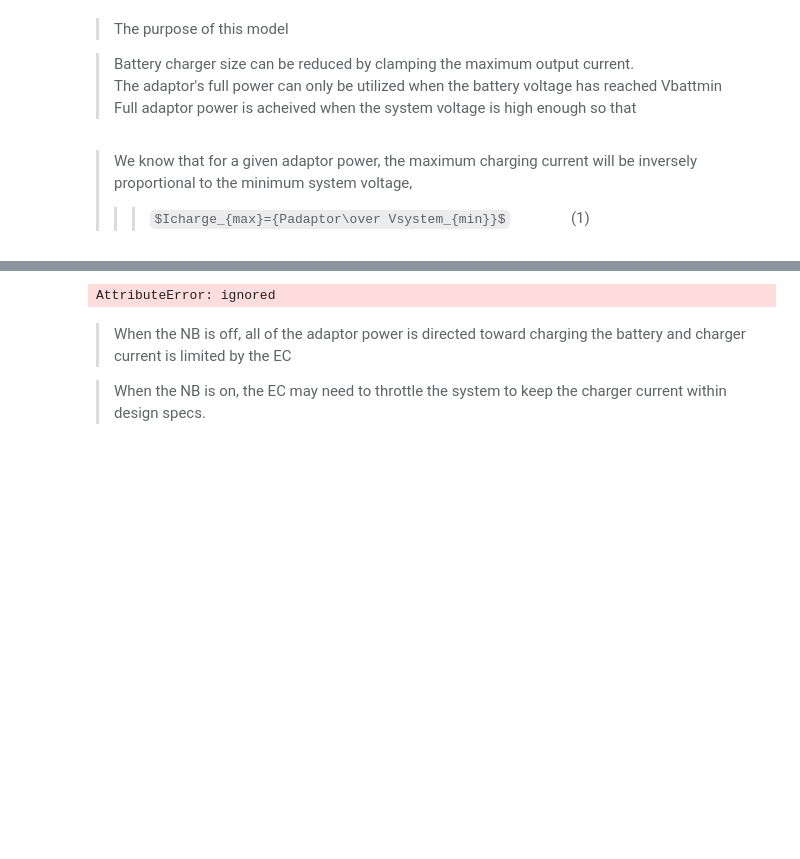
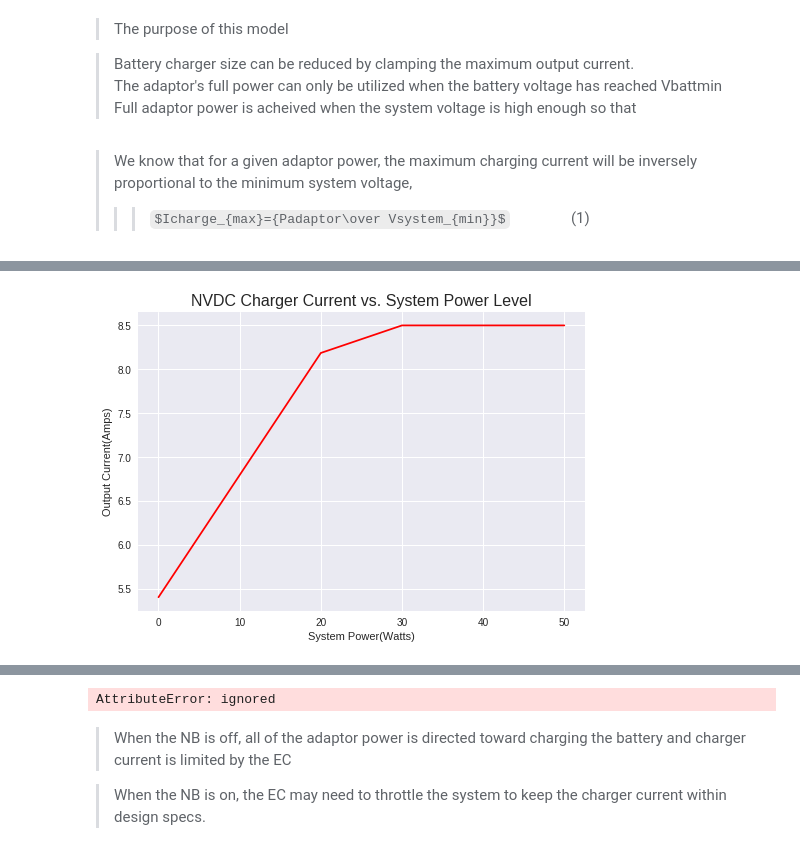
Before and after one commit to grkidwell/nvdc_batterycharger, a Jupyter notebook: max_charge_current.ipynb, the cells around one changed output, grey strips where cells are left out. Drawn from its saved outputs; the diff is of its cells as text; code cells hidden in the pictures; some formulas as TeX source; blank space fills up the shorter version.

```diff
--- a/max_charge_current.ipynb
+++ b/max_charge_current.ipynb
@@ -72,7 +68,7 @@ class Charger:
       Efficiency = 0.95
       self.pmax=adaptor.power*Efficiency
       self.imax=imax
-      self.vsys_mmp=self.pmax/imax   #vsys at max rated output current of charger
+      self.vsys_mmp=self.pmax/imax   #vsys at max rated output current of charger.  digital vcore controller will monitor
       self.psys=psystem
 
       self.rbat=battery.res
@@ -85,16 +81,12 @@ class Charger:
 
       self.VRhot = False
 
-      # might try setting these up as loops/states
-      # set up battery discharge state
+      # to do: might try setting these up as loops/states
+      # to do: set up battery discharge state
 
-      if self.psys > self.pmax:
+      if self.psys > self.pmax:     #adaptor loop in control
         self.psys = self.pmax
         self.VRhot = True
-
-      #if (self.psys/self.vsys > self.imax):
-        #self.psys = self.imax*self.vsys_mmp
-        #self.VRhot = True
 
       '''
       (1) Derive quadratic equation for Vsys at max output power
@@ -122,12 +114,14 @@ class Charger:
       vsys1 = max(np.roots(quadcoeff1))
       vsys2 = max(np.roots(quadcoeff2))
 
-      if vsys1 > self.vsys_mmp:    #is this the right condition?  i am assuming max power
+      if vsys1 > self.vsys_mmp:    #assume max adaptor power until either vsys or icharge is clamped
         vsys_a = vsys1
 
-      else:
+      else:                # vcore to throttle when vsys drops below level which would result in excessive charger current
         vsys_a = vsys2
         self.VRhot = True
+
+      vsys_a = min(self.vsysmax, vsys_a)    #voltage loop in control
 
       icharge_a = (vsys_a - self.vbat)/self.rbat
 
@@ -178,0 +174,14 @@ print(chargerUB_depleted.pout,chargerUB_depleted.ichargemax, chargerUB_depleted.
+# %%
+
+soclist = [0.01, 0.5, 1.0]
+syspwr = np.arange(0,60,10)
+chargercurrent = []
+for p in syspwr:
+  chargercurrent.append(Charger(Adaptor(90,20),Battery(2,50,soc=0.01),psystem=p, imax=8.5).iout)
+plt.plot(syspwr,chargercurrent,color='r')
+plt.xlabel("System Power(Watts)")
+plt.ylabel("Output Current(Amps)")
+plt.title("NVDC Charger Current vs. System Power Level" , fontsize=16)
+plt.show()
+# %% [output]
+[figure, added]
```
Also changed, not shown: parts of 8 cells of this notebook.
